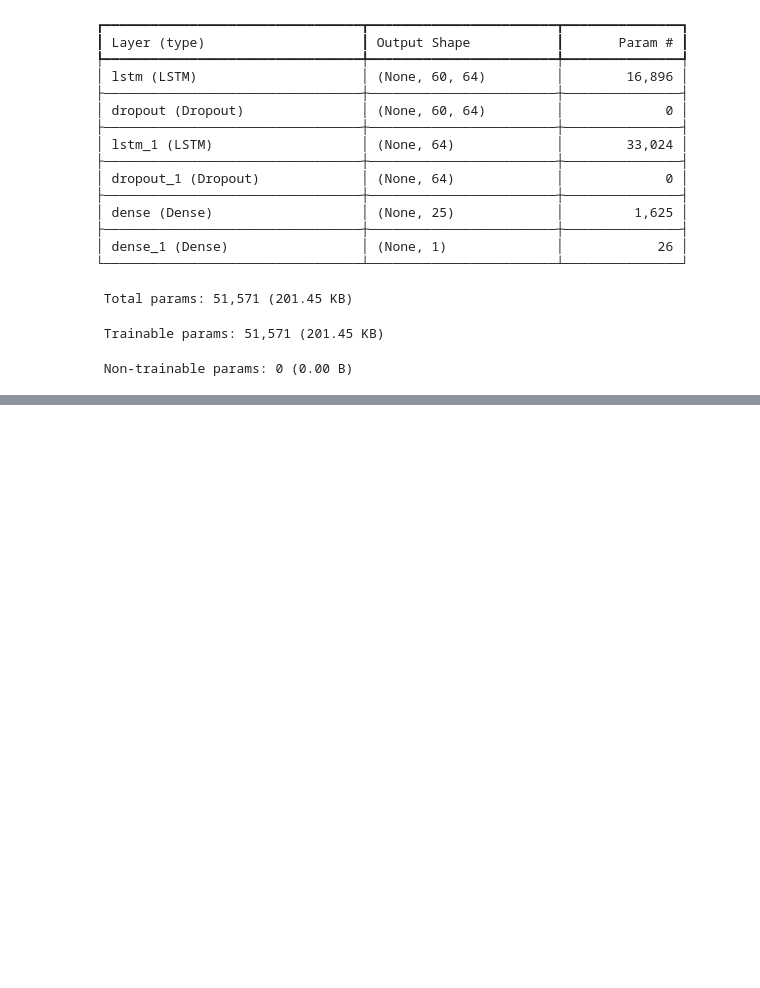
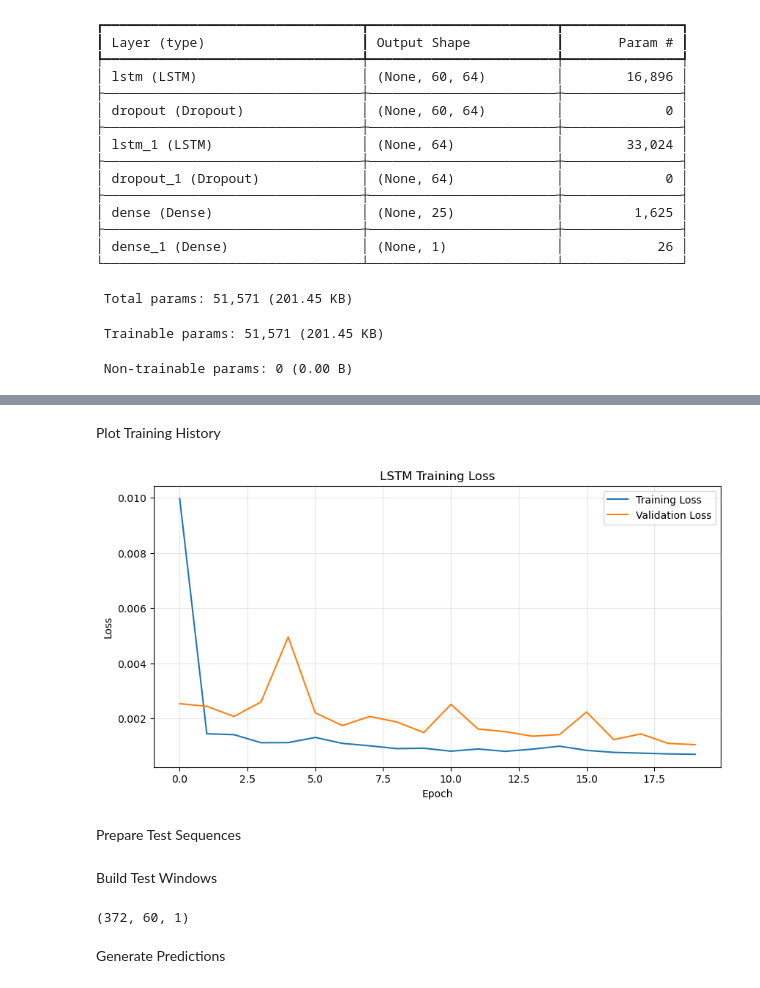
Before and after one commit to Dana-21-21/portfolio-optimization, a Jupyter notebook: notebooks/Task2_Forecasting.ipynb, the cells around one changed output, grey strips where cells are left out. Saved outputs shown, nothing was run; the diff lists cells and outputs as text; code cells hidden in the pictures; blank space fills up the shorter version.

```diff
--- a/notebooks/Task2_Forecasting.ipynb
+++ b/notebooks/Task2_Forecasting.ipynb
@@ -15,9 +40,13 @@ from sklearn.metrics import (
 # %%
-prices = pd.read_csv(
-    "../data/processed/prices.csv",
-    index_col=0,
-    parse_dates=True
-)
+#prices = pd.read_csv(
+ #   "../data/processed/prices.csv",
+  #  index_col=0,
+   # parse_dates=True
+#)
+
+#prices.head()
+
+prices = load_processed_prices()
 
 prices.head()
 # %% [output]
@@ -480,0 +522,9 @@ Model: "sequential"
+# %%
+history = model.fit(
+    X_train,
+    y_train,
+    epochs=20,
+    batch_size=32,
+    validation_split=0.1,
+    verbose=1
+)
@@ -480,0 +549,24 @@ Model: "sequential"
+# %% [markdown]
+Plot Training History
+# %%
+plt.figure(figsize=(10,5))
+
+plt.plot(history.history["loss"], label="Training Loss")
+
+plt.plot(history.history["val_loss"], label="Validation Loss")
+
+plt.title("LSTM Training Loss")
+
+plt.xlabel("Epoch")
+
+plt.ylabel("Loss")
+
+plt.legend()
+
+plt.grid(alpha=0.3)
+
+plt.show()
+# %% [output]
+[figure, added]
+# %% [markdown]
+Prepare Test Sequences
@@ -480,0 +579,20 @@ Model: "sequential"
+# %% [markdown]
+Build Test Windows
+# %%
+X_test = []
+
+for i in range(60, len(inputs)):
+    X_test.append(inputs[i-60:i, 0])
+
+X_test = np.array(X_test)
+
+X_test = np.reshape(
+    X_test,
+    (X_test.shape[0], X_test.shape[1], 1)
+)
+
+print(X_test.shape)
+# %% [output]
+(372, 60, 1)
+# %% [markdown]
+Generate Predictions
```
Also changed, not shown: parts of 45 cells of this notebook, 6 other files.
